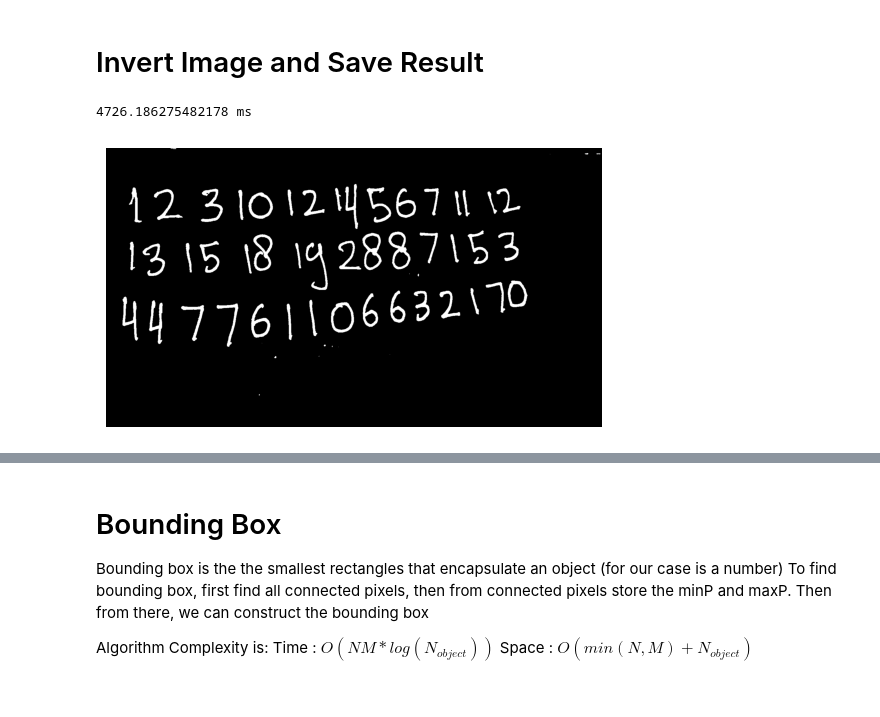
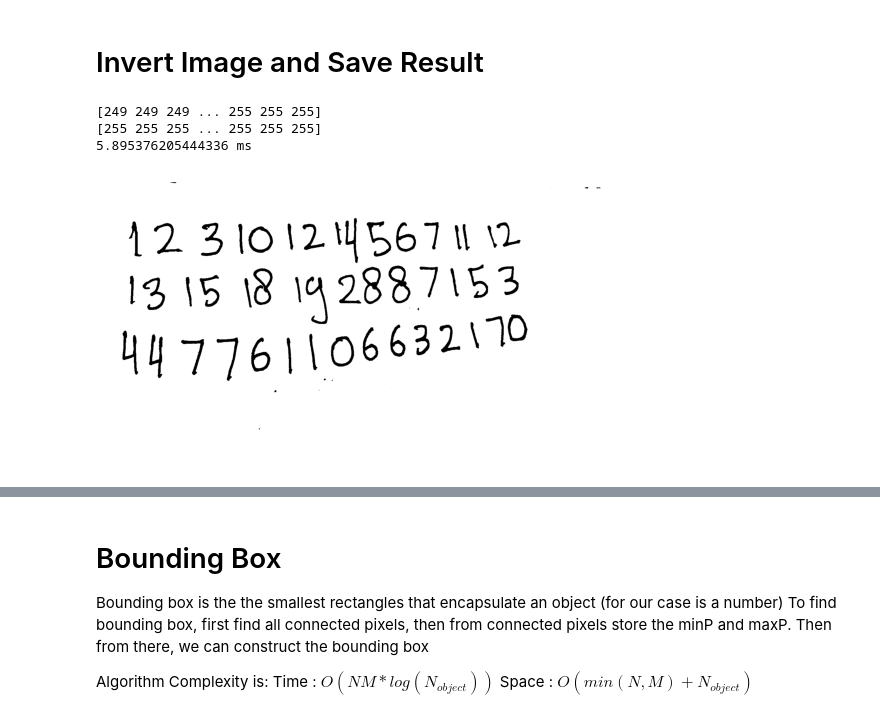
Before and after one commit to AdityaP1502/HandWritting-Digit-Detection, a Jupyter notebook: src/JupyterNotebook/Image_Preporcessing.ipynb, the cells around one changed output, grey strips where cells are left out. Cells and saved outputs as stored; diff of their text form; code cells hidden in the pictures.

```diff
--- a/src/JupyterNotebook/Image_Preporcessing.ipynb
+++ b/src/JupyterNotebook/Image_Preporcessing.ipynb
@@ -135,7 +189,7 @@ class ShadowRemoval():
 # %% [markdown]
 # Image Class
 # %%
-class Image():
+class Images():
     def __init__(self, filename) -> None:
         self.pixels = cv2.imread(filename)
         self.backup = None
@@ -460,7 +580,7 @@ except:
 IMG_FILEPATH = IMG_DIRPATH + FILENAME
 # %%
 # load image
-img2 = Image(IMG_FILEPATH)
+img2 = Images(IMG_FILEPATH)
 img2.toGrayscale()
 # %%
 showPicture(img2.pixels, True)
@@ -515,0 +618,6 @@ plotDensity(img2.pixels)
+# %%
+ny, nx = np.shape(img2.pixels)
+start_time = time()
+pixels = serializeArray(img2.pixels, nx, ny)
+end_time = time()
+print((end_time - start_time) * 1000, 'ms')
@@ -620,15 +686,17 @@ showPicture(img2.backup, True)
 # Invert Image and Save Result
 # %%
 start_time = time()
-img2.invertColor(thresh)
+pixels = thresh_pipeline(pixels, nx, ny, 200)
 end_time = time()
 print((end_time - start_time) * 1000, "ms")
 # %% [output]
-4726.186275482178 ms
+[249 249 249 ... 255 255 255]
+[255 255 255 ... 255 255 255]
+5.895376205444336 ms
 # %%
-showPicture(img2.pixels, True)
+showPicture(pixels, False, True, nx=nx, ny=ny)
 # %% [output]
-[figure, old version]
+[figure, new version]
 # %%
 # save result in root/out
 path = abspath("../../out/{}/frame_out.png").format(FILENAME)
```
Also changed, not shown: parts of 30 cells of this notebook.
